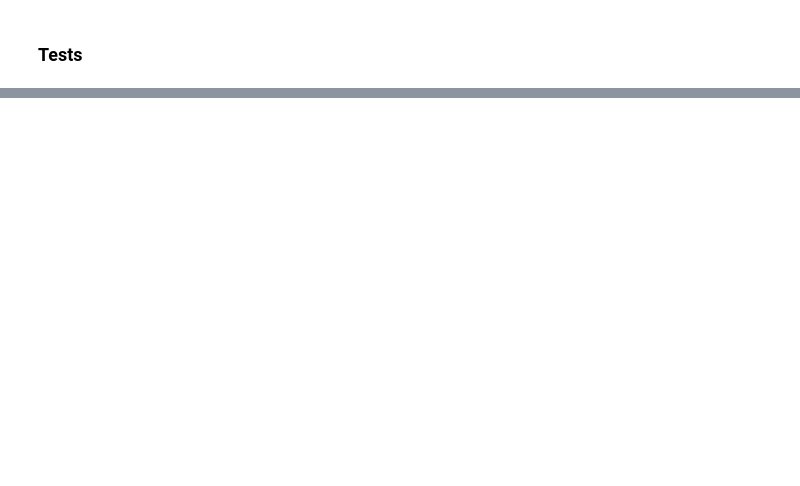
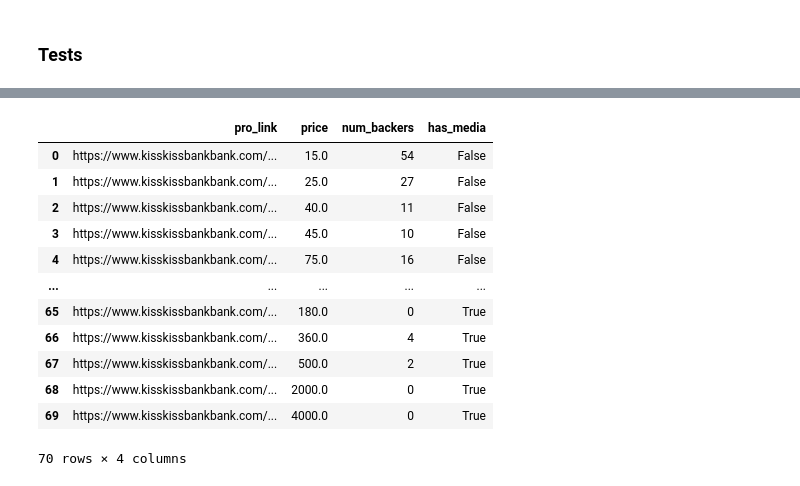
Before and after one commit to nghiadanh26/Crowdfunding, a Jupyter notebook: collect_data_v2.ipynb, the cells around one changed output, grey strips where cells are left out. Saved outputs shown, nothing was run; the diff lists cells and outputs as text; code cells hidden in the pictures; blank space fills up the shorter version.

```diff
--- a/collect_data_v2.ipynb
+++ b/collect_data_v2.ipynb
@@ -425,0 +460,16 @@ collect_data(2,3)
+# %%
+rewards
+# %% [output]
+|  | pro_link | price | num_backers | has_media |
+| 0 | https://www.kisskissbankbank.com/... | 15.0 | 54 | False |
+| 1 | https://www.kisskissbankbank.com/... | 25.0 | 27 | False |
+| 2 | https://www.kisskissbankbank.com/... | 40.0 | 11 | False |
+| 3 | https://www.kisskissbankbank.com/... | 45.0 | 10 | False |
+| 4 | https://www.kisskissbankbank.com/... | 75.0 | 16 | False |
+| ... | ... | ... | ... | ... |
+| 65 | https://www.kisskissbankbank.com/... | 180.0 | 0 | True |
+| 66 | https://www.kisskissbankbank.com/... | 360.0 | 4 | True |
+| 67 | https://www.kisskissbankbank.com/... | 500.0 | 2 | True |
+| 68 | https://www.kisskissbankbank.com/... | 2000.0 | 0 | True |
+| 69 | https://www.kisskissbankbank.com/... | 4000.0 | 0 | True |
+70 rows × 4 columns
```
Also changed, not shown: parts of 9 cells of this notebook.
